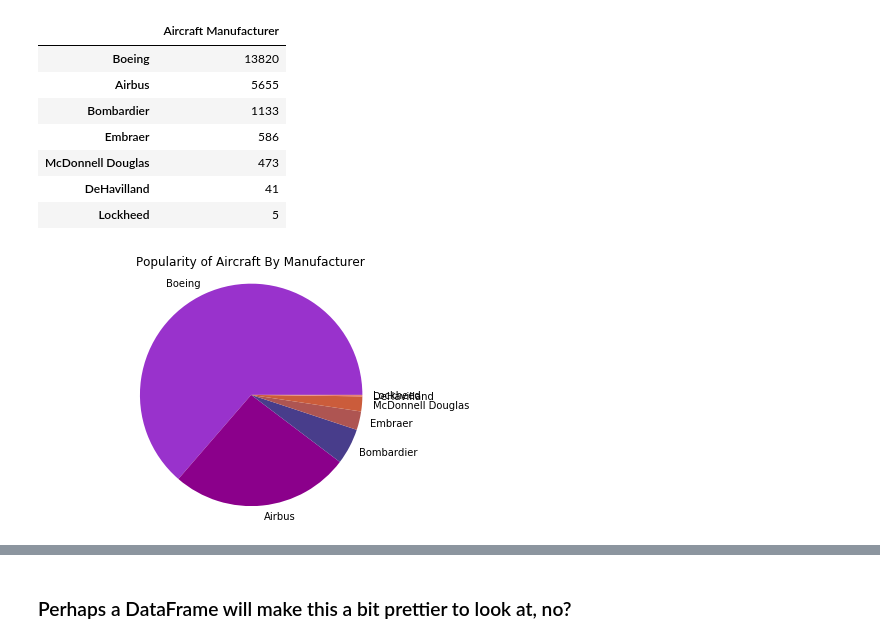
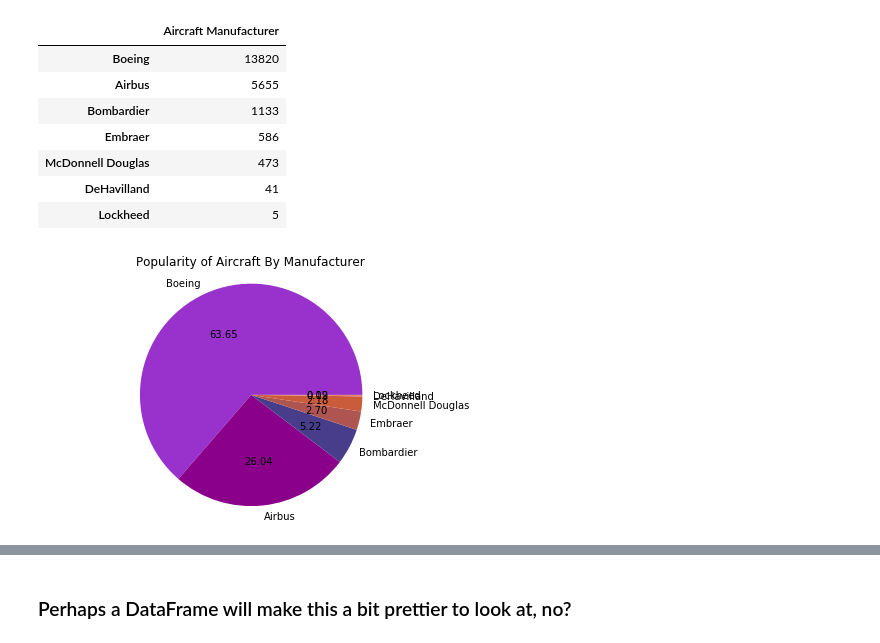
Before and after one commit to fairfield-university-is510-fall2017/final-project-sky-team, a Jupyter notebook: Analysis.ipynb, the cells around one changed output, grey strips where cells are left out. Saved outputs shown, nothing was run; the diff lists cells and outputs as text; code cells hidden in the pictures.

```diff
--- a/Analysis.ipynb
+++ b/Analysis.ipynb
@@ -247,35 +249,35 @@ df
 # Just as before...checking to see which Aircraft Manufacturer is operated the most
 rd = airline['Aircraft Manufacturer'].value_counts()
 df = pd.DataFrame(rd)
 
 # Create a list of colors (from iWantHue)
 colors = ["#9932CC", "#8B008B", "#483D8B", "#AE5552", "#CB5C3B", "#EB8076", "#96624E", "#DC143C", "#E9967A"]
 
 # Create a pie chart
 plt.pie(
     # using the number of aircraft operated by airlines, by brand:
     df['Aircraft Manufacturer'],
     # with the labels being the locations people flew to:
-    labels=['Boeing','Airbus','Bombardier','Embraer','McDonnell Douglas','DeHavilland','Lockheed'],
+    labels=['Boeing','Airbus','Bombardier','Embraer','McDonnell Douglas','DeHavilland','Lockheed'], autopct='%.2f',
     # with no shadows
     shadow=False,
     # with colors
     colors=colors,
     )
 
 # View the plot drop above
 plt.axis('equal')
 
 # Give it a title!
 plt.title('Popularity of Aircraft By Manufacturer')
 
 # View the plot
 plt.tight_layout()
 plt.show()
 
 # Fun fact: Boeing's market dominance is even more pronounced if you consider the fact they acquired rival aircraft manufacturer McDonnell-Douglas.
 # %% [output]
-[figure, old version]
+[figure, new version]
 # %%
 #Counting which airlines make the most landing
 Landing = airline.groupby(by='OperatingAirlineIdentifier')['Landing Count'].sum().sort_values()
```
Also changed, not shown: parts of 1 cell of this notebook.
